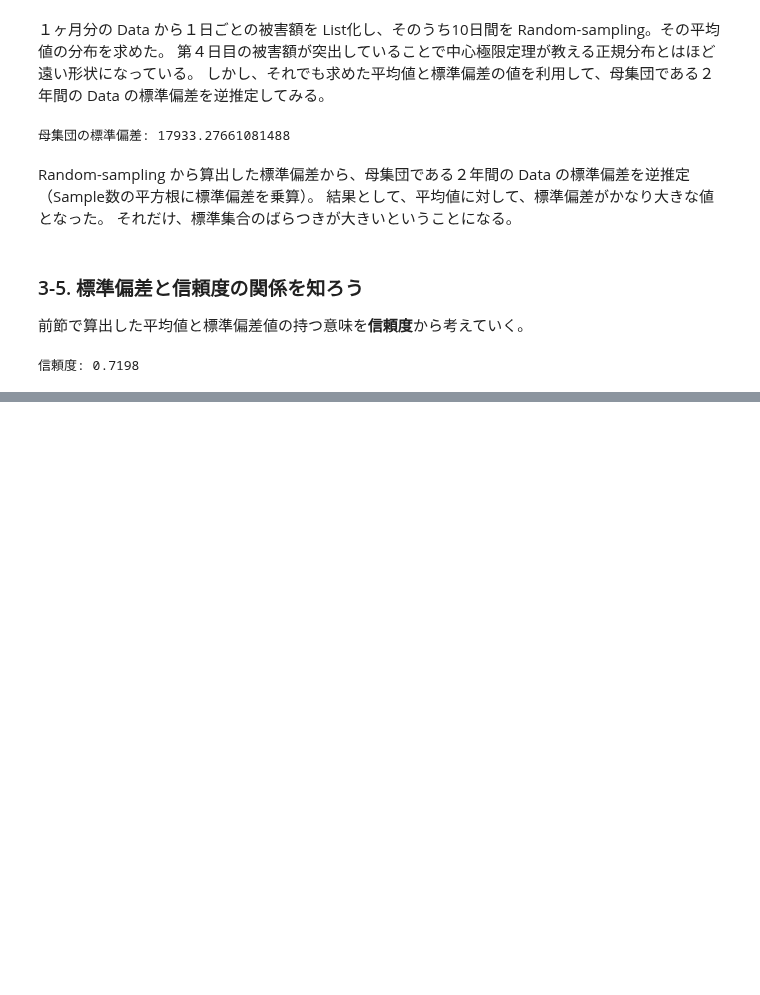
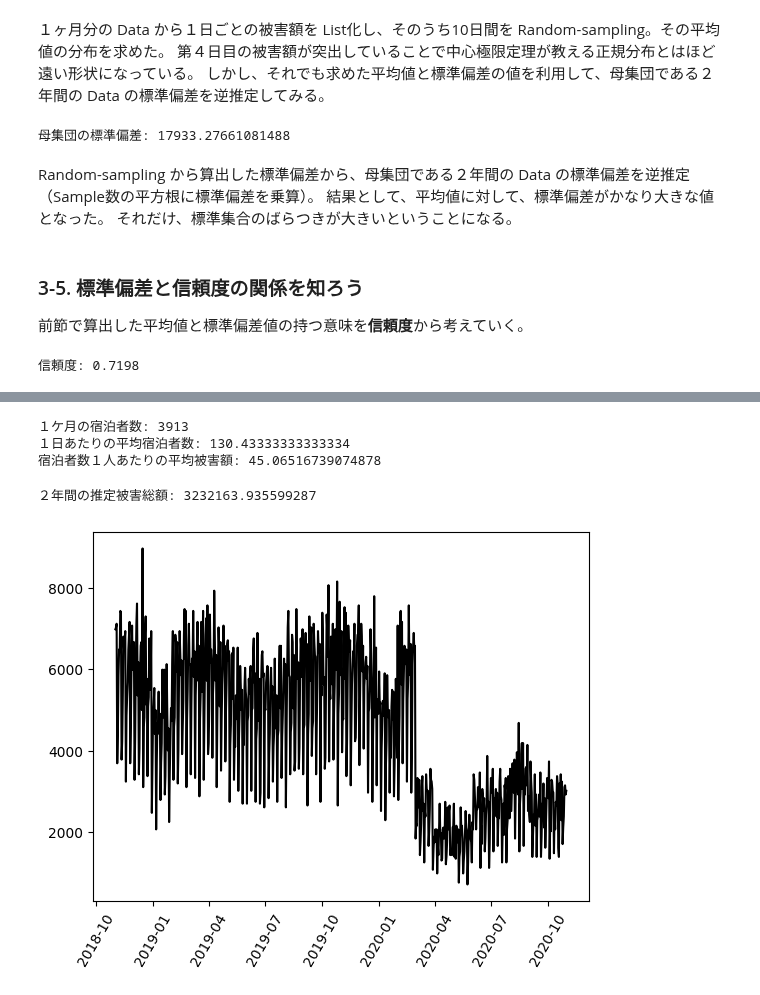
Before and after one commit to 1024xx4/math_programing_for_ai_and_ds, a Jupyter notebook: section03/section03.ipynb, the cells around one changed output, grey strips where cells are left out. Saved outputs shown, nothing was run; the diff lists cells and outputs as text; code cells hidden in the pictures; blank space fills up the shorter version.

```diff
--- a/section03/section03.ipynb
+++ b/section03/section03.ipynb
@@ -400,0 +407,43 @@ print(f"信頼度: {reliability}")
+# %%
+# 宿泊者１人あたりの平均被害額を算出する
+import pandas as pd
+import datetime as dt
+
+theft_per_day = x_trial_ave.round()  # １日あたりの被害額の平均値を設定
+df_into = pd.read_csv('accomodation_info.csv', index_col=0, parse_dates=[0])  # 宿泊Data 読み込み
+
+# １日あたりの宿泊者数を抽出
+x = df_into.resample('D').count()
+df_num = x.iloc[:, 0]
+
+# １ヶ月分の宿泊者数を抽出
+target_date = dt.datetime(2018, 11, 30)
+df_num_201811 = df_num[df_num.index <= target_date]
+print(f"１ケ月の宿泊者数: {sum(df_num_201811)}")
+
+# 1ヶ月の宿泊者数から１日あたりの平均宿泊者数を計算
+num_per_day = sum(df_num_201811) / len(df_num_201811)
+print(f"１日あたりの平均宿泊者数: {num_per_day}")
+
+# 宿泊者１人あたりの平均被害額
+theft_per_person = theft_per_day / num_per_day
+print(f"宿泊者数１人あたりの平均被害額: {theft_per_person}")
+# %% [output]
+１ケ月の宿泊者数: 3913
+１日あたりの平均宿泊者数: 130.43333333333334
+宿泊者数１人あたりの平均被害額: 45.06516739074878
+# %%
+# ２年間の被害額の推移を推定する
+import numpy as np
+
+estimated_theft = np.zeros(len(df_num))
+for i in range(len(df_num)):
+    estimated_theft[i] = df_num.iloc[i] * theft_per_person
+df_estimated_theft = pd.DataFrame(estimated_theft, index=df_num.index, columns=['推定被害額'])
+print(f"２年間の推定被害総額: {sum(df_estimated_theft['推定被害額'])}")
+plt.plot(df_estimated_theft, color='k')
+plt.xticks(rotation=60)
+plt.show()
+# %% [output]
+２年間の推定被害総額: 3232163.935599287
+[figure, added]
```
Also changed, not shown: parts of 1 cell of this notebook, 1 other file.
